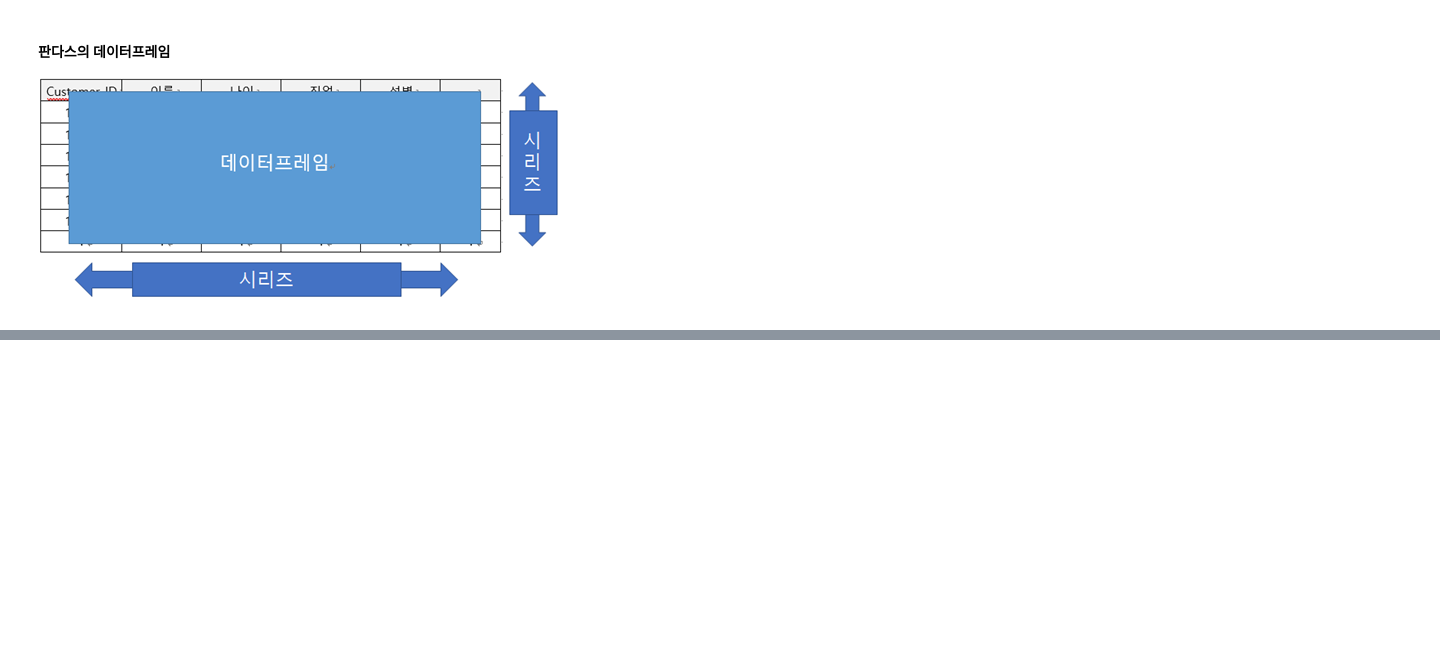
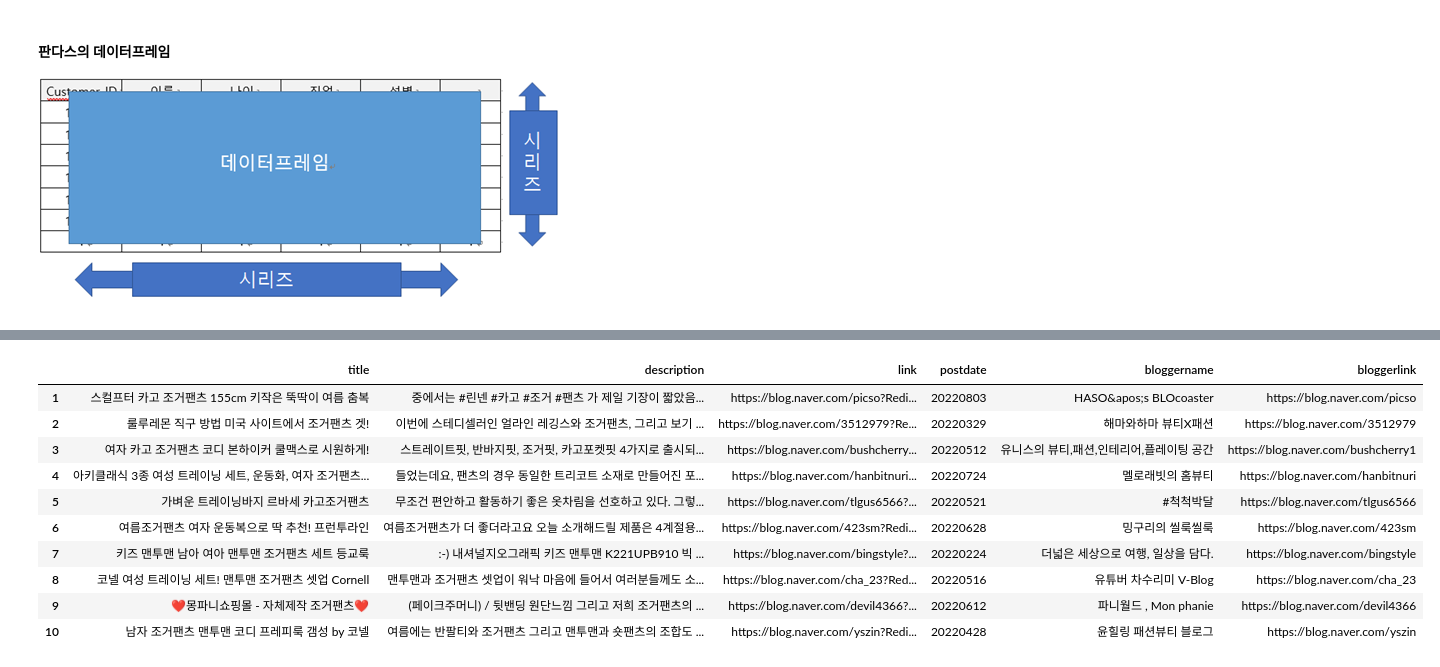
Before and after one commit to minjaering/TIL, a Jupyter notebook: 네이버API 블로그 이용하기.ipynb, the cells around one changed output, grey strips where cells are left out. Cells and saved outputs as stored; diff of their text form; code cells hidden in the pictures; blank space fills up the shorter version.

```diff
--- a/네이버API 블로그 이용하기.ipynb
+++ b/네이버API 블로그 이용하기.ipynb
@@ -137,10 +137,10 @@ import os
 import sys
 import urllib.request
 # %%
-client_id = "a9EdD6TVNRYaGkN3S7H4"
-client_secret = "RFNEJuAwU0"
+client_id = "아이디"
+client_secret = "비밀번호"
 # %%
 #퍼센트 인코딩 : 기본적으로 URL에는 한글입력이 제한되는데,
 #대다수의 네이버 사용자는 검색 키워드를 한글로 작성하기 때문에
 #quote함수를 사용하여 퍼센트 인코딩을 진행하는 과정이다.
-encText = urllib.parse.quote("검색할 단어")
+encText = urllib.parse.quote("조거팬츠") #검색할단어
@@ -208,3 +290,16 @@ df
 # %%
-#데이터프레임의 칼럼순서를 엑셀 보고서 형식에 맞추어 변경한다..
-df=df[['title','description','link','postdate','bloggername','bloggerlink']]
+#데이터프레임의 칼럼순서를 엑셀 보고서 형식에 맞추어 변경한다..-> 칼럼순서 바꾸기
+df=df[['title', 'description', 'link', 'postdate', 'bloggername', 'bloggerlink']]
+df
+# %% [output]
+|  | title | description | link | postdate | bloggername | bloggerlink |
+| 1 | 스컬프터 카고 조거팬츠 155cm 키작은 뚝딱이 여름 춤복 | 중에서는 #린넨 #카고 #조거 #팬츠 가 제일 기장이 짧았음... | https://blog.naver.com/picso?Redi... | 20220803 | HASO&apos;s BLOcoaster | https://blog.naver.com/picso |
+| 2 | 룰루레몬 직구 방법 미국 사이트에서 조거팬츠 겟! | 이번에 스테디셀러인 얼라인 레깅스와 조거팬츠, 그리고 보기 ... | https://blog.naver.com/3512979?Re... | 20220329 | 해마와하마 뷰티X패션 | https://blog.naver.com/3512979 |
+| 3 | 여자 카고 조거팬츠 코디 본하이커 쿨맥스로 시원하게! | 스트레이트핏, 반바지핏, 조거핏, 카고포켓핏 4가지로 출시되... | https://blog.naver.com/bushcherry... | 20220512 | 유니스의 뷰티,패션,인테리어,플레이팅 공간 | https://blog.naver.com/bushcherry1 |
+| 4 | 아키클래식 3종 여성 트레이닝 세트, 운동화, 여자 조거팬츠... | 들었는데요, 팬츠의 경우 동일한 트리코트 소재로 만들어진 포... | https://blog.naver.com/hanbitnuri... | 20220724 | 멜로래빗의 홈뷰티 | https://blog.naver.com/hanbitnuri |
+| 5 | 가벼운 트레이닝바지 르바세 카고조거팬츠 | 무조건 편안하고 활동하기 좋은 옷차림을 선호하고 있다. 그렇... | https://blog.naver.com/tlgus6566?... | 20220521 | #척척박달 | https://blog.naver.com/tlgus6566 |
+| 6 | 여름조거팬츠 여자 운동복으로 딱 추천! 프런투라인 | 여름조거팬츠가 더 좋더라고요 오늘 소개해드릴 제품은 4계절용... | https://blog.naver.com/423sm?Redi... | 20220628 | 밍구리의 씰룩씰룩 | https://blog.naver.com/423sm |
+| 7 | 키즈 맨투맨 남아 여아 맨투맨 조거팬츠 세트 등교룩 | :-) 내셔널지오그래픽 키즈 맨투맨 K221UPB910 빅 ... | https://blog.naver.com/bingstyle?... | 20220224 | 더넓은 세상으로 여행, 일상을 담다. | https://blog.naver.com/bingstyle |
+| 8 | 코넬 여성 트레이닝 세트! 맨투맨 조거팬츠 셋업 Cornell | 맨투맨과 조거팬츠 셋업이 워낙 마음에 들어서 여러분들께도 소... | https://blog.naver.com/cha_23?Red... | 20220516 | 유튜버 차수리미 V-Blog | https://blog.naver.com/cha_23 |
+| 9 | ❤️몽파니쇼핑몰 - 자체제작 조거팬츠❤ | (페이크주머니) / 뒷밴딩 원단느낌 그리고 저희 조거팬츠의 ... | https://blog.naver.com/devil4366?... | 20220612 | 파니월드 , Mon phanie | https://blog.naver.com/devil4366 |
+| 10 | 남자 조거팬츠 맨투맨 코디 프레피룩 갬성 by 코넬 | 여름에는 반팔티와 조거팬츠 그리고 맨투맨과 숏팬츠의 조합도 ... | https://blog.naver.com/yszin?Redi... | 20220428 | 윤힐링 패션뷰티 블로그 | https://blog.naver.com/yszin |
```
Also changed, not shown: parts of 17 cells of this notebook.
